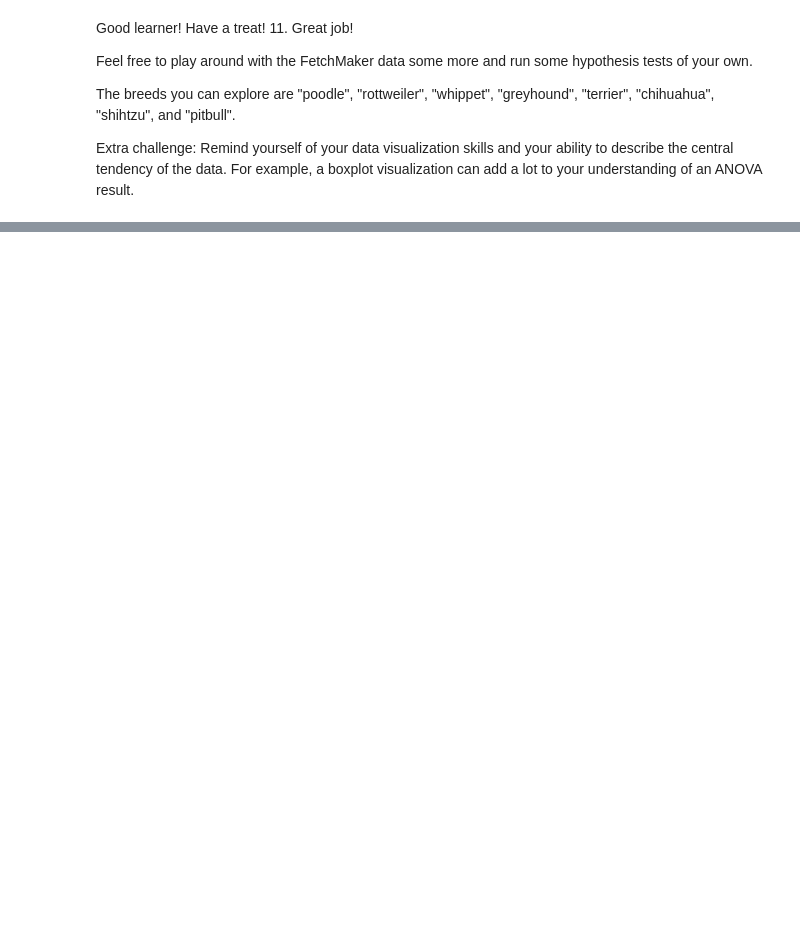
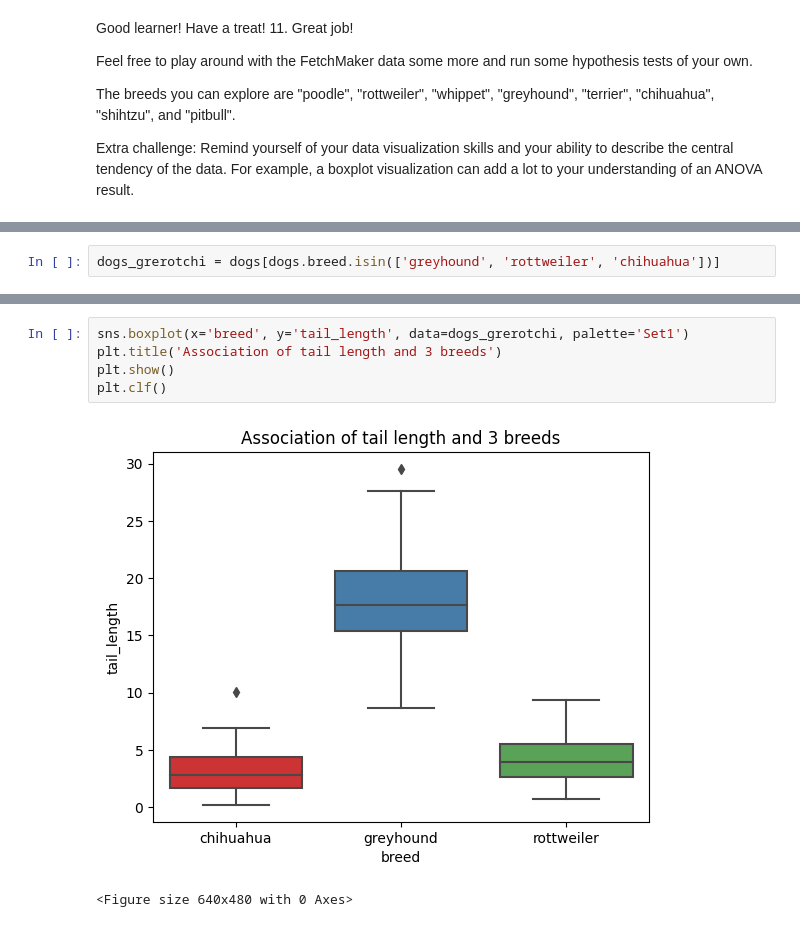
Before and after one commit to LiZoMark841619/Balazs1982, a Jupyter notebook: Playground/Practice_pro/FetchMaker/script_fone_tukey.ipynb, the cells around one changed output, grey strips where cells are left out. Drawn from its saved outputs; the diff is of its cells as text; blank space fills up the shorter version.

```diff
--- a/Playground/Practice_pro/FetchMaker/script_fone_tukey.ipynb
+++ b/Playground/Practice_pro/FetchMaker/script_fone_tukey.ipynb
@@ -168,0 +210,2 @@ Extra challenge: Remind yourself of your data visualization skills and your abil
+# %%
+dogs_grerotchi = dogs[dogs.breed.isin(['greyhound', 'rottweiler', 'chihuahua'])]
@@ -168,0 +225,8 @@ Extra challenge: Remind yourself of your data visualization skills and your abil
+# %%
+sns.boxplot(x='breed', y='tail_length', data=dogs_grerotchi, palette='Set1')
+plt.title('Association of tail length and 3 breeds')
+plt.show()
+plt.clf()
+# %% [output]
+[figure, added]
+<Figure size 640x480 with 0 Axes>
```
Also changed, not shown: parts of 14 cells of this notebook, 4 other files.
